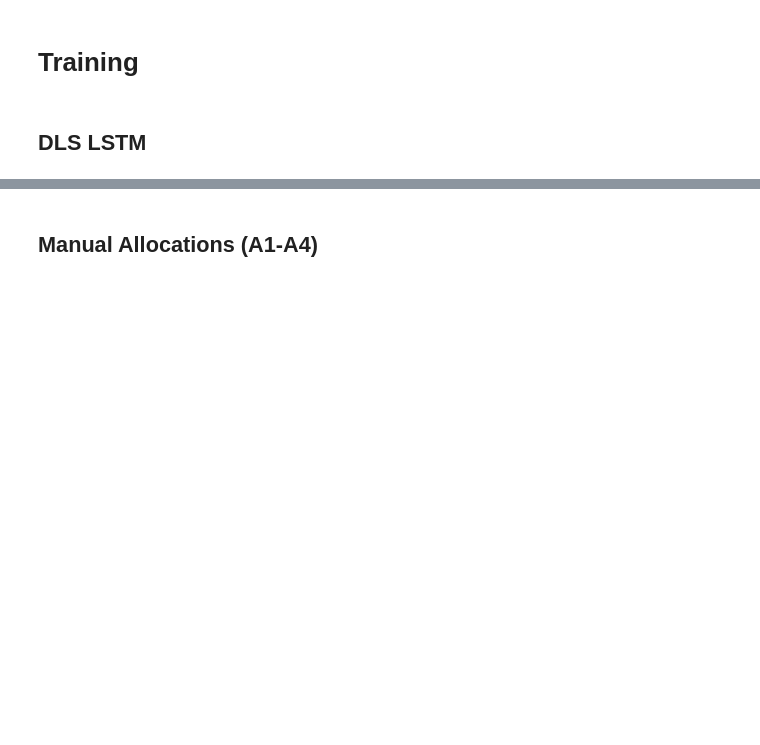
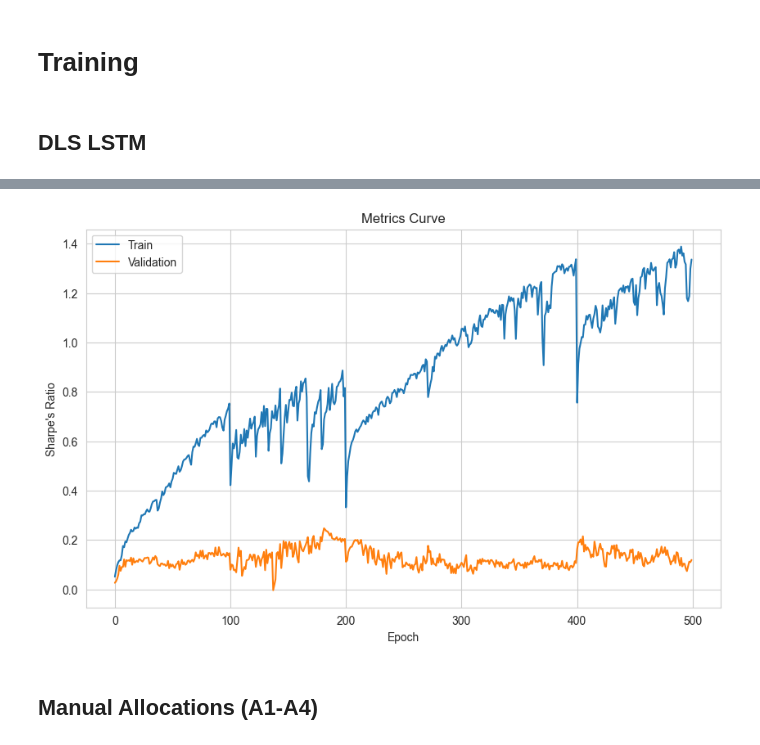
Before and after one commit to dimasthoriq/DL-portfolio-optimization, a Jupyter notebook: experiment.ipynb, the cells around one changed output, grey strips where cells are left out. Drawn from its saved outputs; the diff is of its cells as text; code cells hidden in the pictures; blank space fills up the shorter version.

```diff
--- a/experiment.ipynb
+++ b/experiment.ipynb
@@ -90,7 +95,7 @@ config = {
     'val_ratio' : 0.1,
     'test_ratio' : 0.1,
     'sequence_length' : 50,
-    'batch_size' : 512,
+    'batch_size' : 64,
     'shuffle_train' : True,
     'num_workers' : 4,
 
@@ -103,9 +108,9 @@ config = {
     'output_dim' : 4,
 
     # Train configs
-    'epochs' : 128,
-    'lr' : 0.0001,
-    'weight_decay' : 0.01,
+    'epochs' : 100,
+    'lr' : 0.001,
+    'weight_decay' : 0,
     'random_seed' : 15,
     'device' : 'cuda' if torch.cuda.is_available() else 'cpu',
     'experiment_path' : './Experiments/'
@@ -136,14 +141,3 @@ torch.Size([300, 50, 8]) torch.Size([300, 4])
 # Training
 # %% [markdown]
 ## DLS LSTM
-# %%
-model = DLS(config)
-
-model, train_loss, val_loss, best_epoch = training(model, train_loader, val_loader, config)
-
-test_pred = model(x_test.to(config['device'])).cpu().detach()
-test_sharpe = evaluate_sharpe(test_pred, y_test)
-
-print('Train sharpe ratio: ', np.round(-train_loss[best_epoch], 4))
-print('Validation sharpe ratio: ', np.round(-val_loss[best_epoch],4))
-print('Test sharpe ratio: ', np.round(test_sharpe.item(), 4))
@@ -177,0 +210,11 @@ plt.show()
+# %%
+plt.figure(figsize=(10,6))
+plt.title("Metrics Curve")
+plt.plot([item for sublist in train_sharpe for item in sublist], label='Train')
+plt.plot([item for sublist in val_sharpe for item in sublist], label='Validation')
+plt.ylabel("Sharpe's Ratio")
+plt.xlabel('Epoch')
+plt.legend()
+plt.show()
+# %% [output]
+[figure, added]
```
Also changed, not shown: parts of 17 cells of this notebook, 4 other files.
